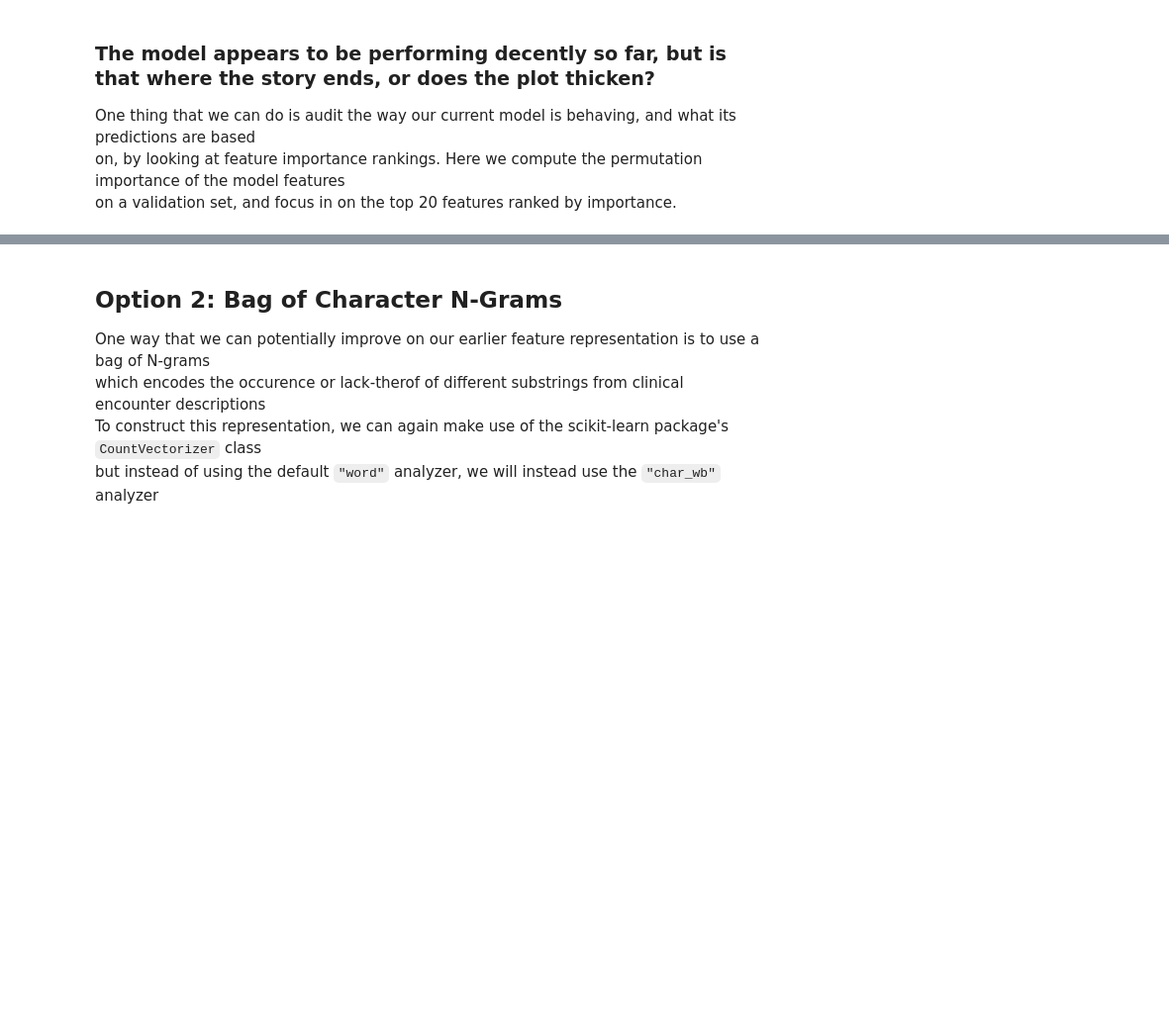
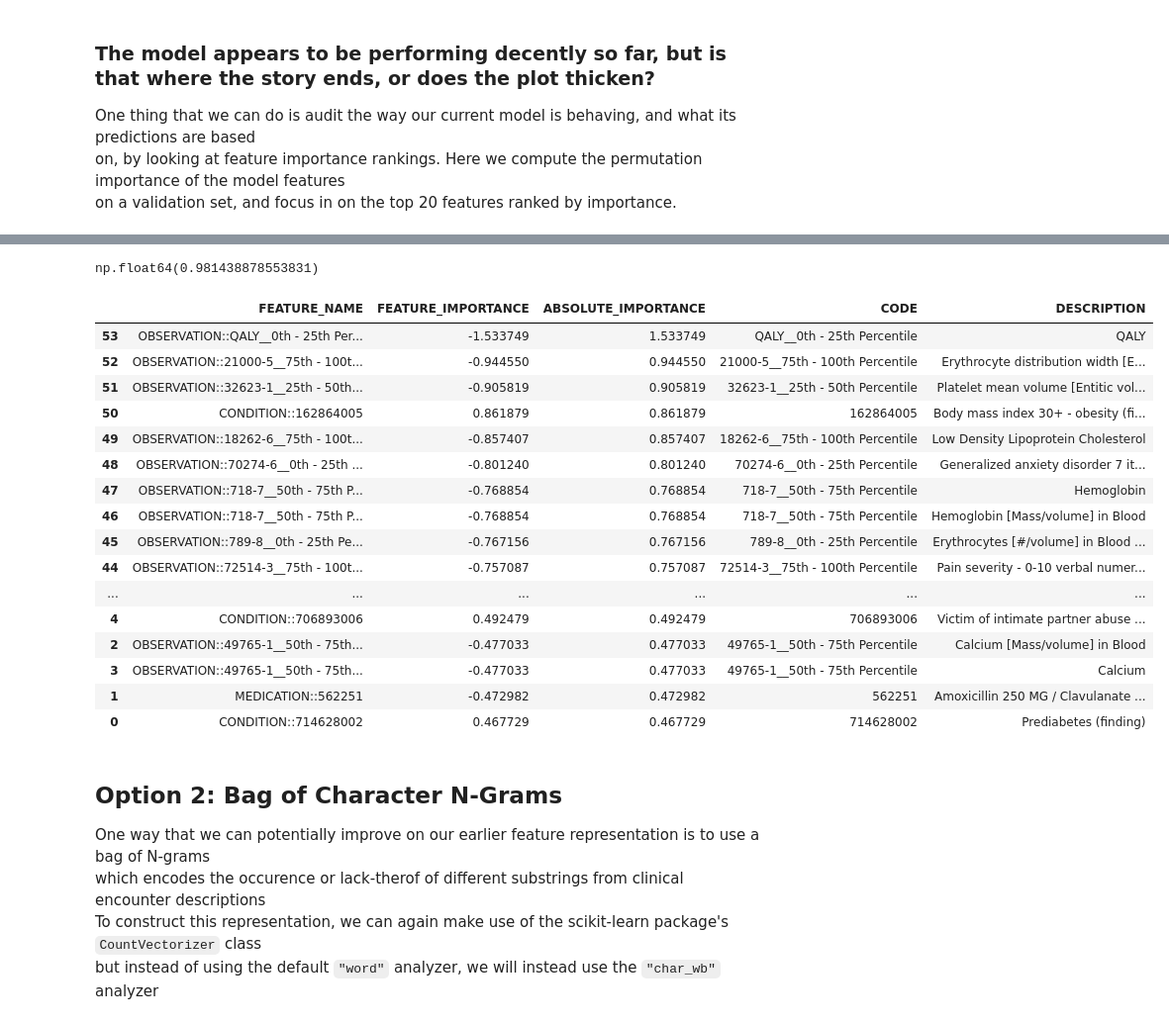
Before and after one commit to expmed/DICBWorkshops, a Jupyter notebook: NLPInformedFeatureEngineering.ipynb, the cells around one changed output, grey strips where cells are left out. Shown: that part at 99% size. Saved outputs shown, nothing was run; the diff lists cells and outputs as text; code cells hidden in the pictures; blank space fills up the shorter version.

```diff
--- a/NLPInformedFeatureEngineering.ipynb
+++ b/NLPInformedFeatureEngineering.ipynb
@@ -549,0 +546,2 @@ observations_with_age = observations_train.merge(
+# %%
+results_p2, clf_p2, vectorizer_p2, all_records_p2 = pipeline_option2()
@@ -550,3 +567,29 @@ observations_with_age = observations_train.merge(
+# %%
+results_p2['AUROC'].mean()
+# %% [output]
+np.float64(0.981438878553831)
+# %%
+top_features_p2 = get_feature_importance_rankings_lr(clf_p2, vectorizer_p2, all_records_p2)
+# %%
+top_features_p2
+# %% [output]
+|  | FEATURE_NAME | FEATURE_IMPORTANCE | ABSOLUTE_IMPORTANCE | CODE | DESCRIPTION |
+| 53 | OBSERVATION::QALY__0th - 25th Per... | -1.533749 | 1.533749 | QALY__0th - 25th Percentile | QALY |
+| 52 | OBSERVATION::21000-5__75th - 100t... | -0.944550 | 0.944550 | 21000-5__75th - 100th Percentile | Erythrocyte distribution width [E... |
+| 51 | OBSERVATION::32623-1__25th - 50th... | -0.905819 | 0.905819 | 32623-1__25th - 50th Percentile | Platelet mean volume [Entitic vol... |
+| 50 | CONDITION::162864005 | 0.861879 | 0.861879 | 162864005 | Body mass index 30+ - obesity (fi... |
+| 49 | OBSERVATION::18262-6__75th - 100t... | -0.857407 | 0.857407 | 18262-6__75th - 100th Percentile | Low Density Lipoprotein Cholesterol |
+| 48 | OBSERVATION::70274-6__0th - 25th ... | -0.801240 | 0.801240 | 70274-6__0th - 25th Percentile | Generalized anxiety disorder 7 it... |
+| 47 | OBSERVATION::718-7__50th - 75th P... | -0.768854 | 0.768854 | 718-7__50th - 75th Percentile | Hemoglobin |
+| 46 | OBSERVATION::718-7__50th - 75th P... | -0.768854 | 0.768854 | 718-7__50th - 75th Percentile | Hemoglobin [Mass/volume] in Blood |
+| 45 | OBSERVATION::789-8__0th - 25th Pe... | -0.767156 | 0.767156 | 789-8__0th - 25th Percentile | Erythrocytes [#/volume] in Blood ... |
+| 44 | OBSERVATION::72514-3__75th - 100t... | -0.757087 | 0.757087 | 72514-3__75th - 100th Percentile | Pain severity - 0-10 verbal numer... |
+| ... | ... | ... | ... | ... | ... |
+| 4 | CONDITION::706893006 | 0.492479 | 0.492479 | 706893006 | Victim of intimate partner abuse ... |
+| 2 | OBSERVATION::49765-1__50th - 75th... | -0.477033 | 0.477033 | 49765-1__50th - 75th Percentile | Calcium [Mass/volume] in Blood |
+| 3 | OBSERVATION::49765-1__50th - 75th... | -0.477033 | 0.477033 | 49765-1__50th - 75th Percentile | Calcium |
+| 1 | MEDICATION::562251 | -0.472982 | 0.472982 | 562251 | Amoxicillin 250 MG / Clavulanate ... |
+| 0 | CONDITION::714628002 | 0.467729 | 0.467729 | 714628002 | Prediabetes (finding) |
 # %% [markdown]
 ## Option 2: Bag of Character N-Grams
 One way that we can potentially improve on our earlier feature representation is to use a bag of N-grams \
```
Also changed, not shown: parts of 53 cells of this notebook.
